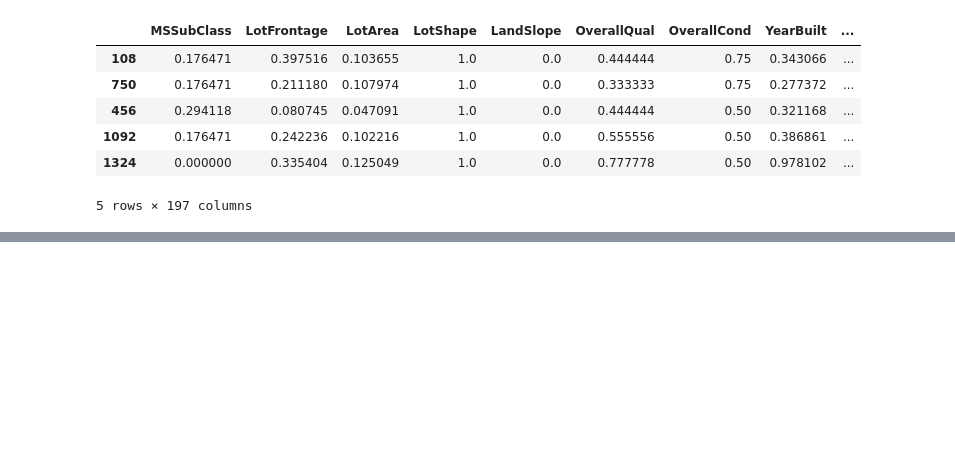
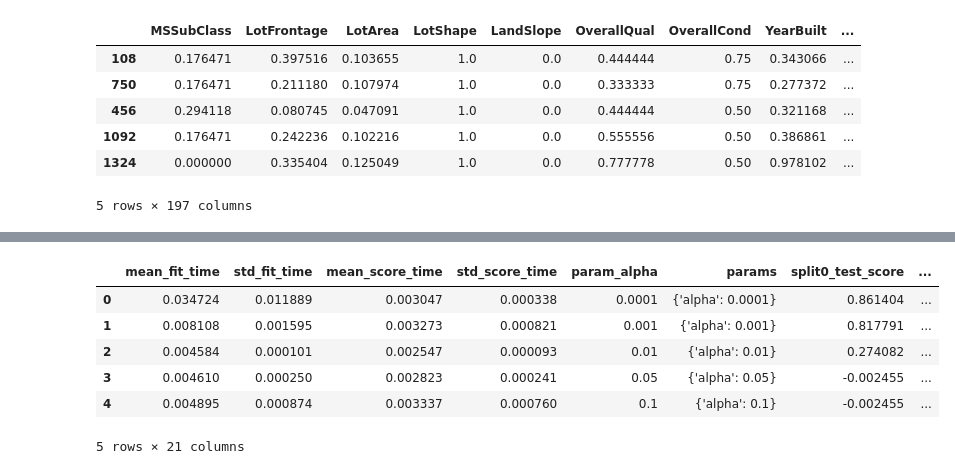
Before and after one commit to teerapat1739/Regularization, a Jupyter notebook: notebooks/homework/Part I.ipynb, the cells around one changed output, grey strips where cells are left out. Saved outputs shown, nothing was run; the diff lists cells and outputs as text; code cells hidden in the pictures; blank space fills up the shorter version.

```diff
--- a/notebooks/homework/Part I.ipynb
+++ b/notebooks/homework/Part I.ipynb
@@ -348,0 +701,7 @@ df_test.head()
+# %%
+model_ridge = Ridge(alpha=1)
+model_ridge.fit(X_train, y_train)
+y_train_pred = model_ridge.predict(X_train)
+print(metrics.r2_score(y_true = y_train, y_pred = y_train_pred))
+y_test_pred = model_ridge.predict(X_test)
+print(metrics.r2_score(y_true = y_test, y_pred = y_test_pred))
@@ -348,0 +711,7 @@ df_test.head()
+# %%
+model_ridge = Ridge(alpha=0.0001)
+model_ridge.fit(X_train, y_train)
+y_train_pred = model_ridge.predict(X_train)
+print(metrics.r2_score(y_true = y_train, y_pred = y_train_pred))
+y_test_pred = model_ridge.predict(X_test)
+print(metrics.r2_score(y_true = y_test, y_pred = y_test_pred))
@@ -348,0 +767,10 @@ df_test.head()
+# %%
+lasso = Lasso()
+# %%
+model_cv = GridSearchCV(estimator=lasso,
+                       param_grid=params,
+                       scoring='r2',
+                       cv=folds,
+                       return_train_score=True,
+                       verbose=1)
+model_cv.fit(X_train, y_train)
@@ -348,0 +784,11 @@ df_test.head()
+# %%
+lasso_results = pd.DataFrame(model_cv.cv_results_)
+lasso_results.head()
+# %% [output]
+|  | mean_fit_time | std_fit_time | mean_score_time | std_score_time | param_alpha | params | split0_test_score | ... |
+| 0 | 0.034724 | 0.011889 | 0.003047 | 0.000338 | 0.0001 | {'alpha': 0.0001} | 0.861404 | ... |
+| 1 | 0.008108 | 0.001595 | 0.003273 | 0.000821 | 0.001 | {'alpha': 0.001} | 0.817791 | ... |
+| 2 | 0.004584 | 0.000101 | 0.002547 | 0.000093 | 0.01 | {'alpha': 0.01} | 0.274082 | ... |
+| 3 | 0.004610 | 0.000250 | 0.002823 | 0.000241 | 0.05 | {'alpha': 0.05} | -0.002455 | ... |
+| 4 | 0.004895 | 0.000874 | 0.003337 | 0.000760 | 0.1 | {'alpha': 0.1} | -0.002455 | ... |
+5 rows × 21 columns
```
Also changed, not shown: parts of 38 cells of this notebook.
